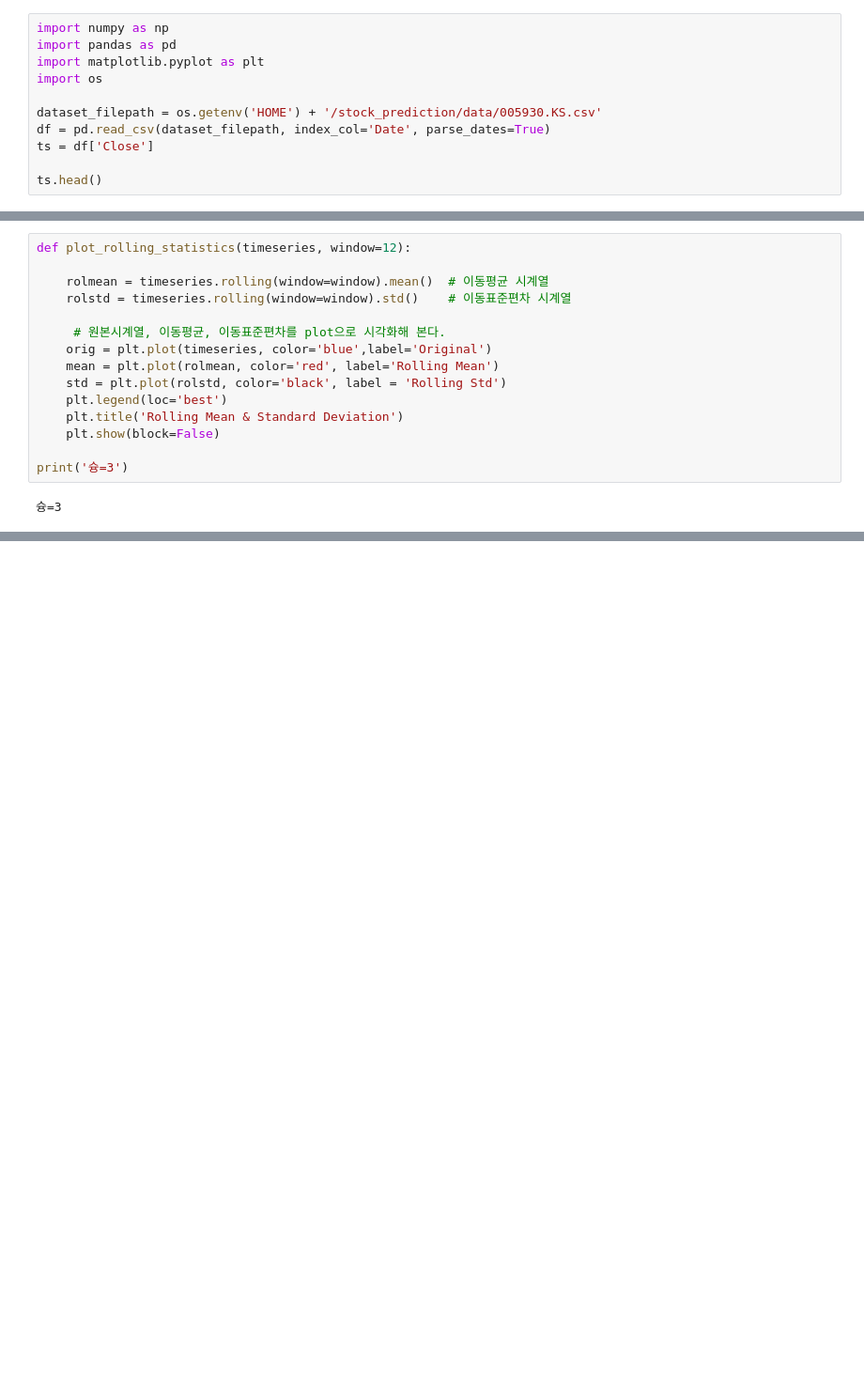
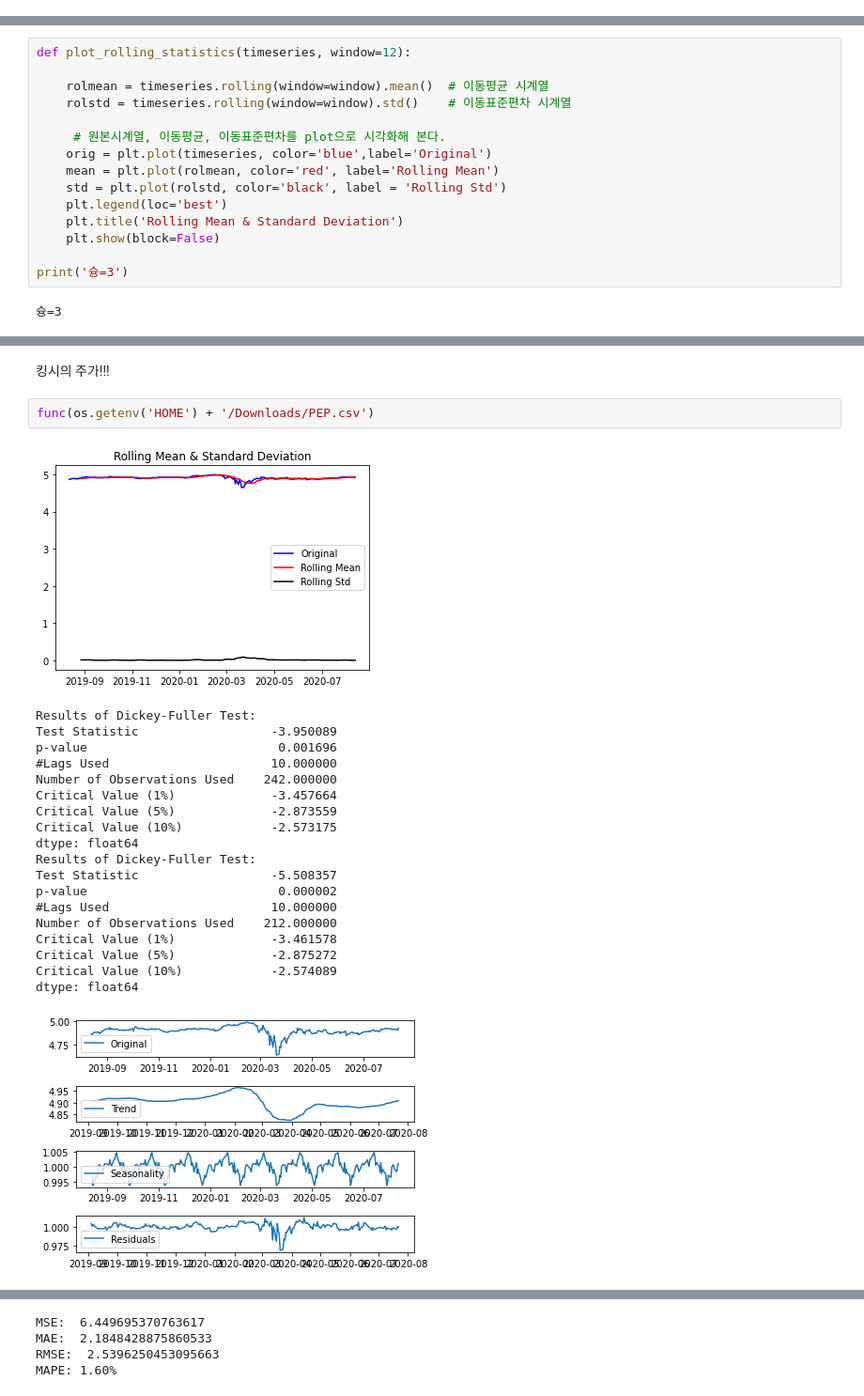
Before and after one commit to sangwon0775/aiffel, a Jupyter notebook: Exploration/06.ipynb, the cells around one changed output, grey strips where cells are left out. Shown at 94% size. Drawn from its saved outputs; the diff is of its cells as text; blank space fills up the shorter version.

```diff
--- a/Exploration/06.ipynb
+++ b/Exploration/06.ipynb
@@ -1,11 +0,0 @@
-# %%
-import numpy as np
-import pandas as pd
-import matplotlib.pyplot as plt
-import os
-
-dataset_filepath = os.getenv('HOME') + '/stock_prediction/data/005930.KS.csv'
-df = pd.read_csv(dataset_filepath, index_col='Date', parse_dates=True)
-ts = df['Close']
-
-ts.head()
@@ -233,0 +196,25 @@ MAPE: 4.88%
+# %% [markdown]
+킹시의 주가!!!
+# %%
+func(os.getenv('HOME') + '/Downloads/PEP.csv')
+# %% [output]
+[figure, added]
+Results of Dickey-Fuller Test:
+Test Statistic                  -3.950089
+p-value                          0.001696
+#Lags Used                      10.000000
+Number of Observations Used    242.000000
+Critical Value (1%)             -3.457664
+Critical Value (5%)             -2.873559
+Critical Value (10%)            -2.573175
+dtype: float64
+Results of Dickey-Fuller Test:
+Test Statistic                  -5.508357
+p-value                          0.000002
+#Lags Used                      10.000000
+Number of Observations Used    212.000000
+Critical Value (1%)             -3.461578
+Critical Value (5%)             -2.875272
+Critical Value (10%)            -2.574089
+dtype: float64
+[figure, added]
@@ -233,0 +243,4 @@ MAPE: 4.88%
+MSE:  6.449695370763617
+MAE:  2.1848428875860533
+RMSE:  2.5396250453095663
+MAPE: 1.60%
```
Also changed, not shown: parts of 18 cells of this notebook.
